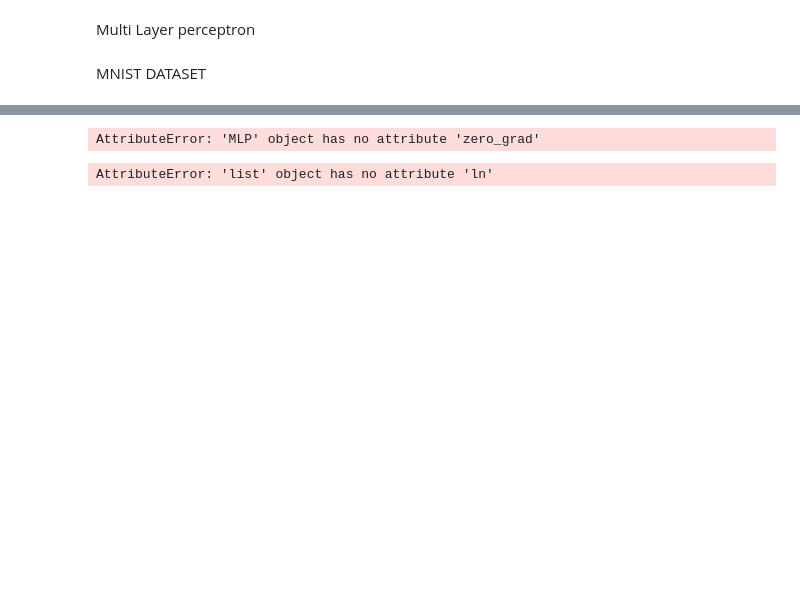
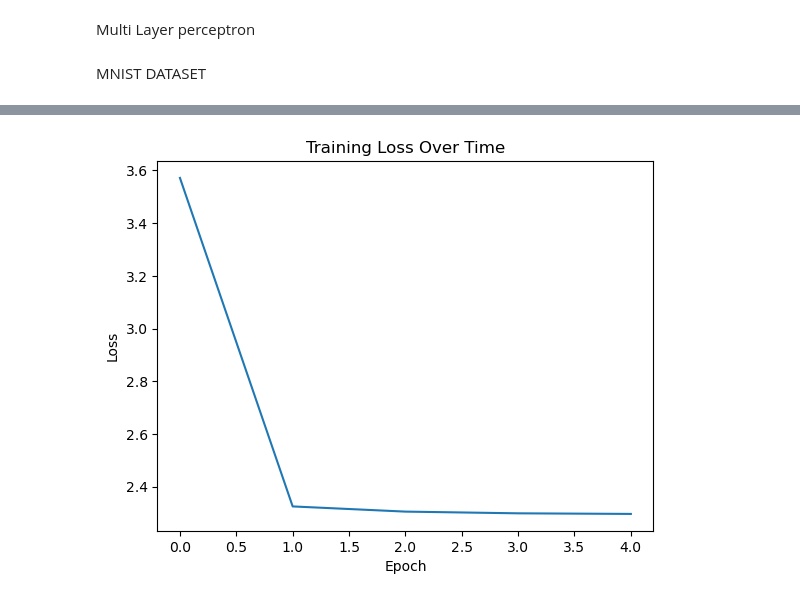
Before and after one commit to MohamedElsayed75/Smart-Systems-Project, a Jupyter notebook: MultiClass-Classifier.ipynb, the cells around one changed output, grey strips where cells are left out. Cells and saved outputs as stored; diff of their text form; code cells hidden in the pictures; blank space fills up the shorter version.

```diff
--- a/MultiClass-Classifier.ipynb
+++ b/MultiClass-Classifier.ipynb
@@ -210,11 +210,26 @@ class MLP:
 MNIST DATASET
 # %%
 import numpy as np
+# %%
+import pandas as pd
+df = pd.read_csv('mnist_train.csv', header = 0)
+
+y_train = df.iloc[:, 0].tolist()  # First column
+X_train = df.iloc[:, 1:].values.tolist()  # Remaining columns
+
+
+df_test = pd.read_csv('mnist_test.csv', header = 0)
+
+y_train = df.iloc[:, 0].tolist()  # First column
+X_train = df.iloc[:, 1:].values.tolist()  # Remaining columns
+
+# xs -> 784-ary arrays
+# ys -> labels
 # %%
 class MNISTClassifier:
     def __init__(self, layer_sizes=[784, 128, 64, 10]):
         """Initialize the MNIST classifier with specified layer sizes."""
-        self.model = MLP(4, layer_sizes, ['relu','relu','relu','linear'])
+        self.model = MLP(4, layer_sizes, ['linear','relu','relu','linear'])
 
     def forward(self, x):
         """Forward pass through the network."""
@@ -239,7 +254,8 @@ class MNISTClassifier:
         loss = self.loss(outputs, y)
 
         # Backward pass
-        self.model.zero_grad()
+        for p in self.model.parameters():
+            p.grad = 0
         loss.backward()
 
         # Update weights
@@ -261,10 +277,6 @@ def train_mnist(model, X_train, y_train, batch_size=32, epochs=5, learning_rate=
 
     for epoch in range(epochs):
         epoch_losses = []
-        # Shuffle data
-        # indices = np.random.permutation(n_samples)
-        # X_train = X_train[indices]
-        # y_train = y_train[indices]
 
         for i in range(0, n_samples, batch_size):
             batch_X = X_train[i:i + batch_size]
@@ -314,9 +326,9 @@ def main():
                         learning_rate=0.01)
 
     # Evaluate model
-    # print("Evaluating model...")
-    # accuracy = evaluate(model, X_test, y_test)
-    # print(f"Test accuracy: {accuracy:.4f}")
+    print("Evaluating model...")
+    accuracy = evaluate(model, X_train, y_train)
+    print(f"Test accuracy: {accuracy:.4f}")
 
     # Plot training loss
     plt.plot(losses)
@@ -335 +359 @@ Starting training...
-AttributeError: 'MLP' object has no attribute 'zero_grad'
+[figure, added]
@@ -378,21 +359,0 @@ def one_hot_encode(labels, num_classes=10):
-# %%
-for k in range(20):
-
-    # Forward pass
-    ypred = [n(x) for x in xs]
-
-    loss = my_CE(one_hot_encode(ys), ypred)
-    loss._back
-
-    # Backward pass
-    for p in n.parameters():
-        p.grad = 0
-    loss.backward()
-
-    # Update
-    for p in n.parameters():
-        p.data += -0.1 * p.grad
-
-    print (k, loss.data)
-# %% [output]
-AttributeError: 'list' object has no attribute 'ln'
```
Also changed, not shown: parts of 9 cells of this notebook, 4 other files.
